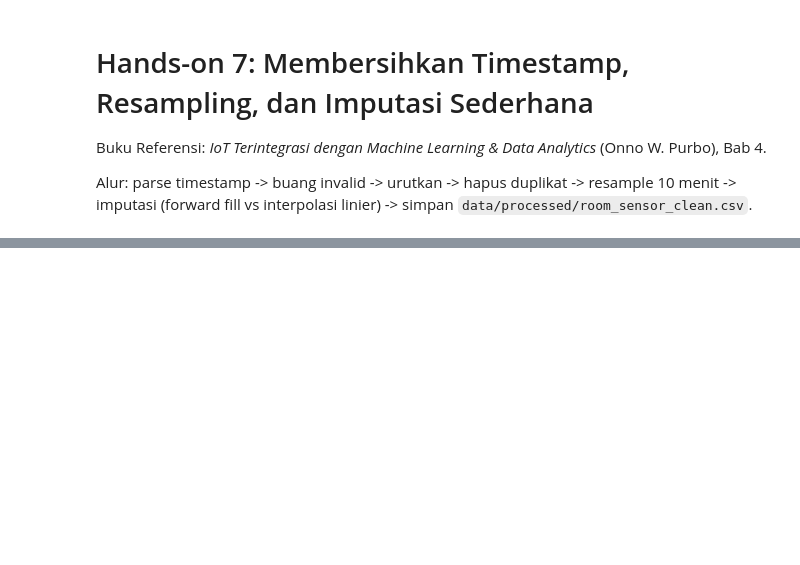
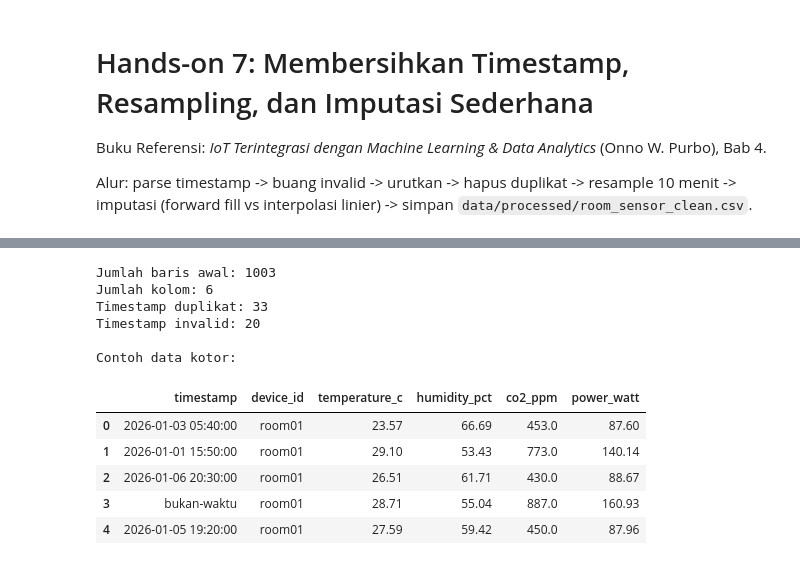
Before and after one commit to sulhanfuadi/iot-ml-book, a Jupyter notebook: notebooks/06_cleaning_resampling.ipynb, the cells around one changed output, grey strips where cells are left out. Drawn from its saved outputs; the diff is of its cells as text; code cells hidden in the pictures; blank space fills up the shorter version.

```diff
--- a/notebooks/06_cleaning_resampling.ipynb
+++ b/notebooks/06_cleaning_resampling.ipynb
@@ -40 +67,28 @@ print(r.stdout)
+# %%
+import pandas as pd
+
+DATA_DIRTY = Path("data/raw/room_sensor_dirty.csv")
+df_dirty = pd.read_csv(DATA_DIRTY)
+
+print(f"Jumlah baris awal: {len(df_dirty)}")
+print(f"Jumlah kolom: {len(df_dirty.columns)}")
+print(f"Timestamp duplikat: {df_dirty['timestamp'].duplicated().sum()}")
+
+parsed_timestamp = pd.to_datetime(df_dirty["timestamp"], errors="coerce")
+print(f"Timestamp invalid: {parsed_timestamp.isna().sum()}")
+print("\nContoh data kotor:")
+display(df_dirty.head())
+# %% [output]
+Jumlah baris awal: 1003
+Jumlah kolom: 6
+Timestamp duplikat: 33
+Timestamp invalid: 20
+
+Contoh data kotor:
+|  | timestamp | device_id | temperature_c | humidity_pct | co2_ppm | power_watt |
+| 0 | 2026-01-03 05:40:00 | room01 | 23.57 | 66.69 | 453.0 | 87.60 |
+| 1 | 2026-01-01 15:50:00 | room01 | 29.10 | 53.43 | 773.0 | 140.14 |
+| 2 | 2026-01-06 20:30:00 | room01 | 26.51 | 61.71 | 430.0 | 88.67 |
+| 3 | bukan-waktu | room01 | 28.71 | 55.04 | 887.0 | 160.93 |
+| 4 | 2026-01-05 19:20:00 | room01 | 27.59 | 59.42 | 450.0 | 87.96 |
 # %% [markdown]
```
Also changed, not shown: parts of 17 cells of this notebook, 2 other files.
